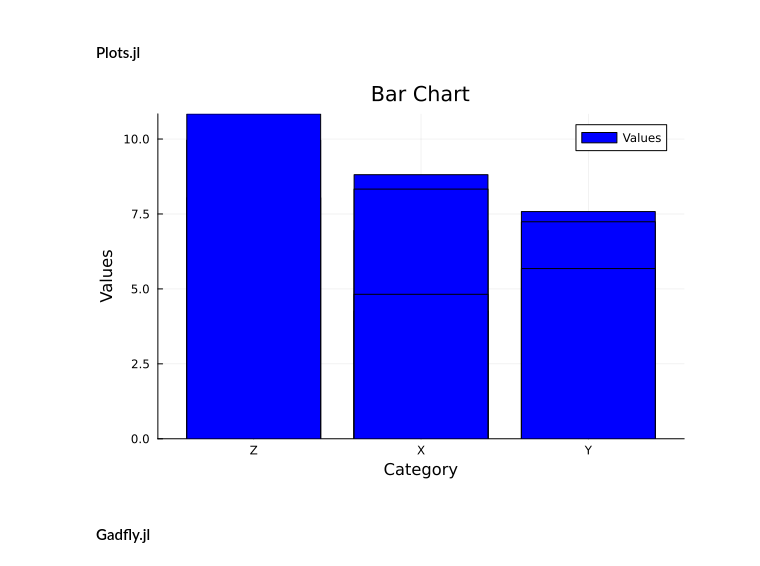
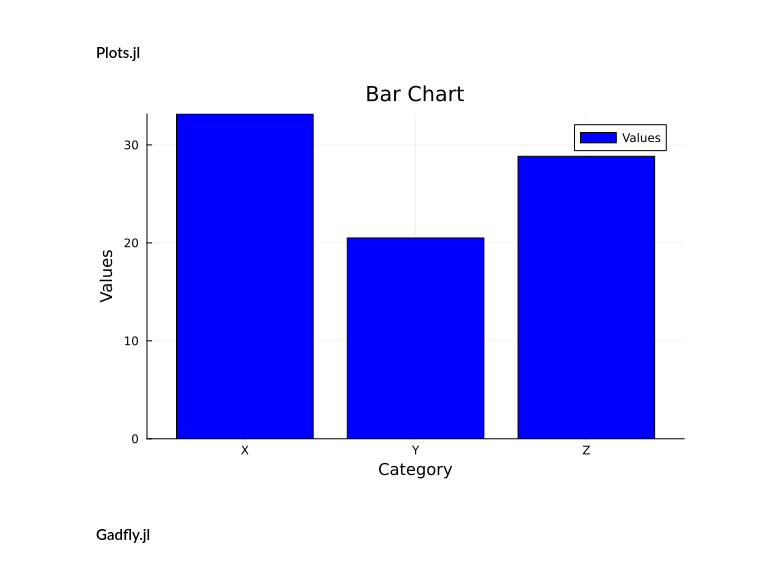
Before and after one commit to salomaoalves/Languages, a Jupyter notebook: Julia/Visualization.ipynb, the cells around one changed output. Drawn from its saved outputs; the diff is of its cells as text; code cells hidden in the pictures.

```diff
--- a/Julia/Visualization.ipynb
+++ b/Julia/Visualization.ipynb
@@ -111,10 +111,12 @@ Plot(...)
 # %% [markdown]
 #### Plots.jl
 # %%
-bar(df.x10, df.x2; color = :blue, label = "Values", #label of the data series of the legend
+gb = groupby(df, :x10, sort=true)
+df_temp = combine(gb, :x2 => sum => :x2sum)
+bar(df_temp.x10, df_temp.x2sum; color = :blue, label = "Values", #label of the data series of the legend
     title = "Bar Chart", xlabel = "Category", ylabel = "Values", bar_width = 0.8)
 # %% [output]
-[figure, old version]
+[figure, new version]
 # %% [markdown]
 #### Gadfly.jl
 # %%
```
